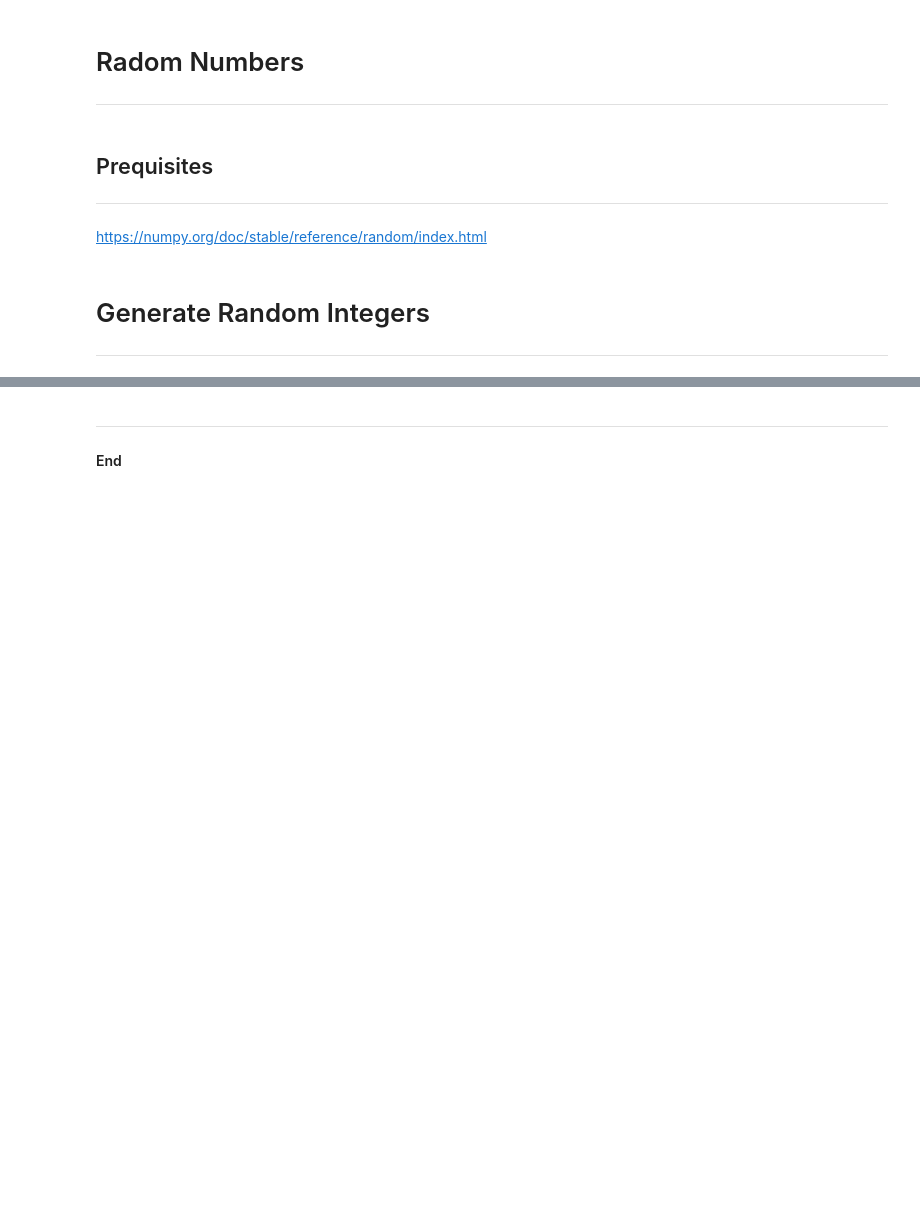
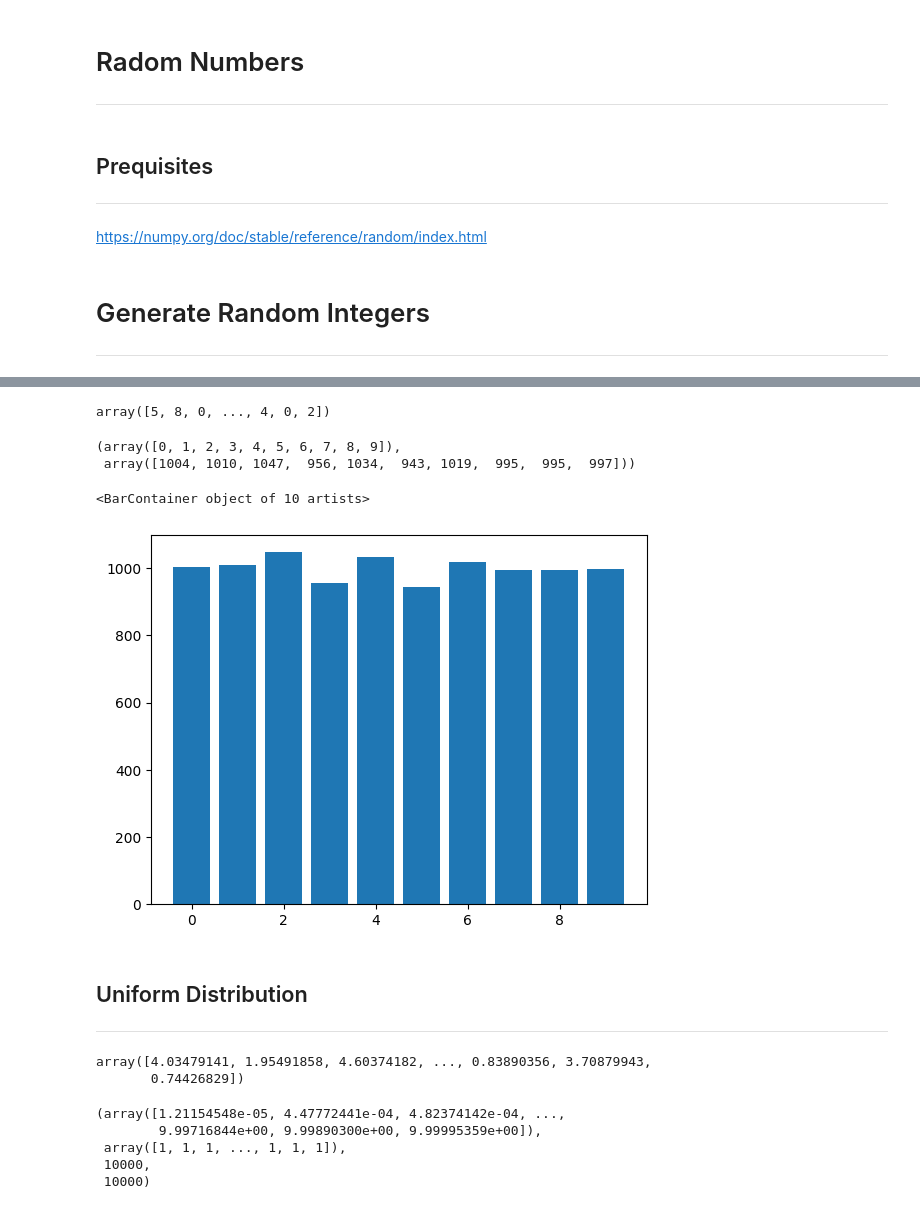
Before and after one commit to CarlosRigueti/Mywork, a Jupyter notebook: random.ipynb, the cells around one changed output, grey strips where cells are left out. Drawn from its saved outputs; the diff is of its cells as text; code cells hidden in the pictures; blank space fills up the shorter version.

```diff
--- a/random.ipynb
+++ b/random.ipynb
@@ -34,3 +34,18 @@ array([7, 8, 8, 3, 9])
-# %% [markdown]
-***
-#### End
+# %%
+# Generate 10,000 integers over the range (0, 10)
+x = rng.integers(low=0, high=10, size=10000)
+
+# Show x
+x
+# %% [output]
+array([5, 8, 0, ..., 4, 0, 2])
+# %%
+# Get the counts.
+values, counts = np.unique(x, return_counts=True)
+
+# Show.
+
+values, counts
+# %% [output]
+(array([0, 1, 2, 3, 4, 5, 6, 7, 8, 9]),
+ array([1004, 1010, 1047,  956, 1034,  943, 1019,  995,  995,  997]))
@@ -36,0 +54,32 @@ array([7, 8, 8, 3, 9])
+# %%
+# Plot  the bar chart.
+plt.bar(values, counts)
+# %% [output]
+<BarContainer object of 10 artists>
+[figure, added]
+# %% [markdown]
+## Uniform Distribution
+
+***
+# %%
+# Generate 10,000 floats uniformly distributed over the range (0,10)
+x = rng.uniform(low=0.0, high=10.0, size=10000)
+
+# Show
+x
+# %% [output]
+array([4.03479141, 1.95491858, 4.60374182, ..., 0.83890356, 3.70879943,
+       0.74426829])
+# %%
+# Get the counts.
+
+values, counts = np.unique(x, return_counts=True)
+
+# Show.
+values, counts, values.size, counts.size
+# %% [output]
+(array([1.21154548e-05, 4.47772441e-04, 4.82374142e-04, ...,
+        9.99716844e+00, 9.99890300e+00, 9.99995359e+00]),
+ array([1, 1, 1, ..., 1, 1, 1]),
+ 10000,
+ 10000)
```
Also changed, not shown: parts of 8 cells of this notebook.
